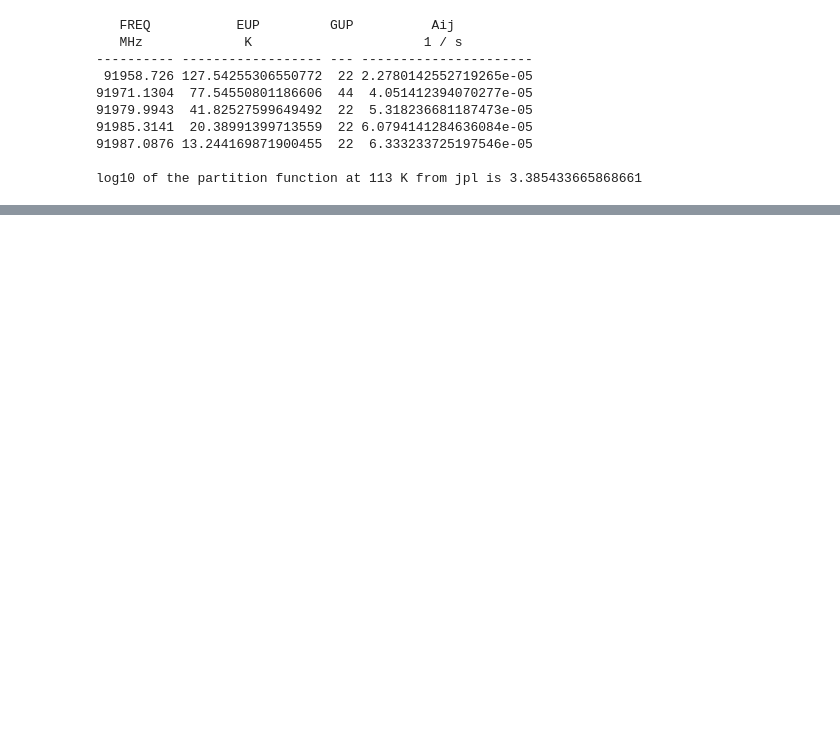
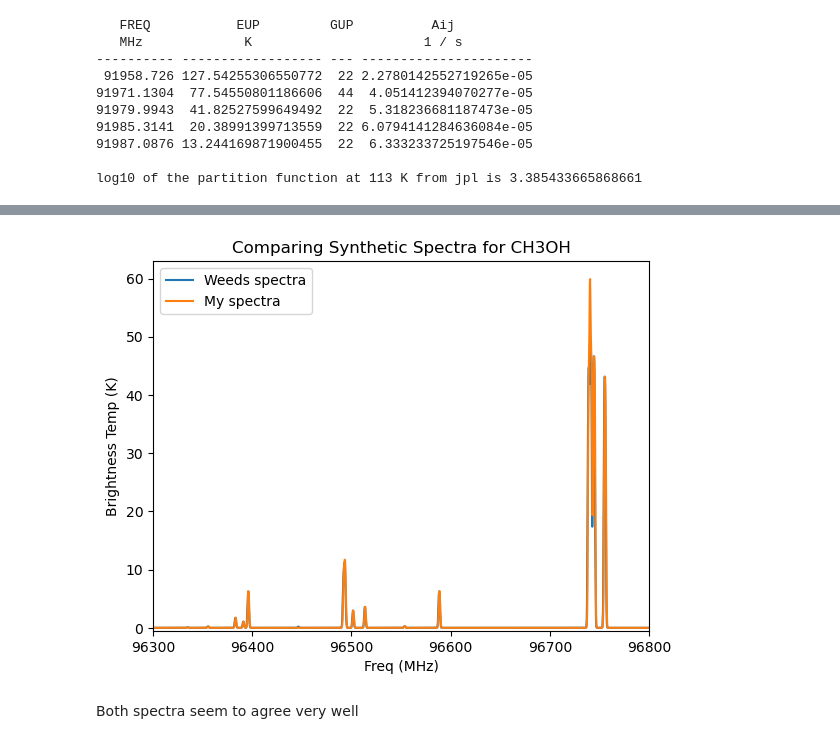
Before and after one commit to olbap213/Astro5470_Project, a Jupyter notebook: Three_Tests.ipynb, the cells around one changed output, grey strips where cells are left out. Saved outputs shown, nothing was run; the diff lists cells and outputs as text; code cells hidden in the pictures; blank space fills up the shorter version.

```diff
--- a/Three_Tests.ipynb
+++ b/Three_Tests.ipynb
@@ -33,0 +62,21 @@ The values match
+# %%
+# Read in the Weeds synthetic spectra
+weeds_data = np.loadtxt('LTE_spectrum_ch3oh/6_LTE_spectrum_ch3oh.alma.txt', skiprows=1)
+freq = weeds_data[:,0]  # in MHz
+intense = weeds_data[:,1]  # in K
+
+spec_CH3OCHO = rad_trans('JPL', '32003 CH3OH', freq, 3.25e18, 113, 5, 0.5)
+
+plt.plot(freq, intense, label= "Weeds spectra")
+plt.plot(freq, spec_CH3OCHO, label= "My spectra")
+plt.xlim(96300, 96800)
+plt.ylim(-0.5, 63)
+plt.xlabel('Freq (MHz)')
+plt.ylabel('Brightness Temp (K)')
+plt.title('Comparing Synthetic Spectra for CH3OH')
+plt.legend()
+plt.show()
+# %% [output]
+[figure, added]
+# %% [markdown]
+Both spectra seem to agree very well
```
Also changed, not shown: parts of 8 cells of this notebook.
